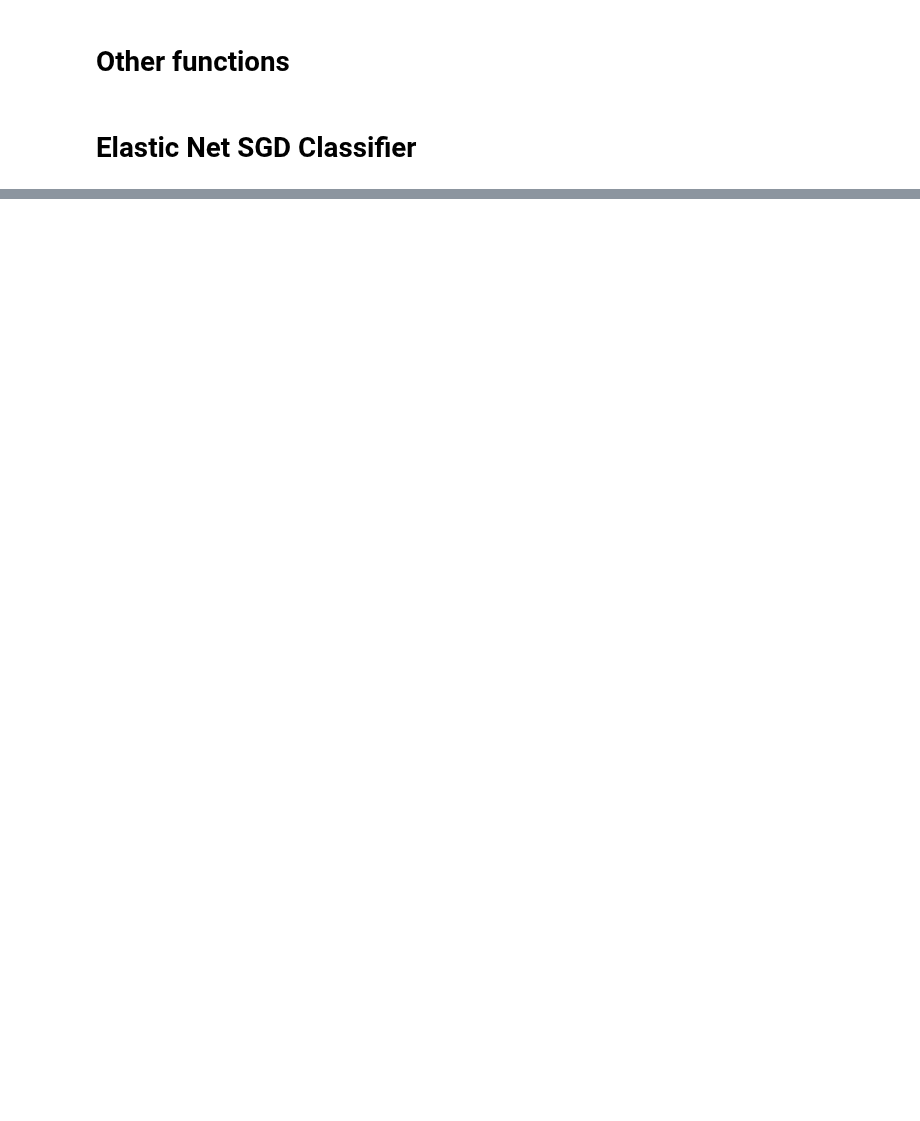
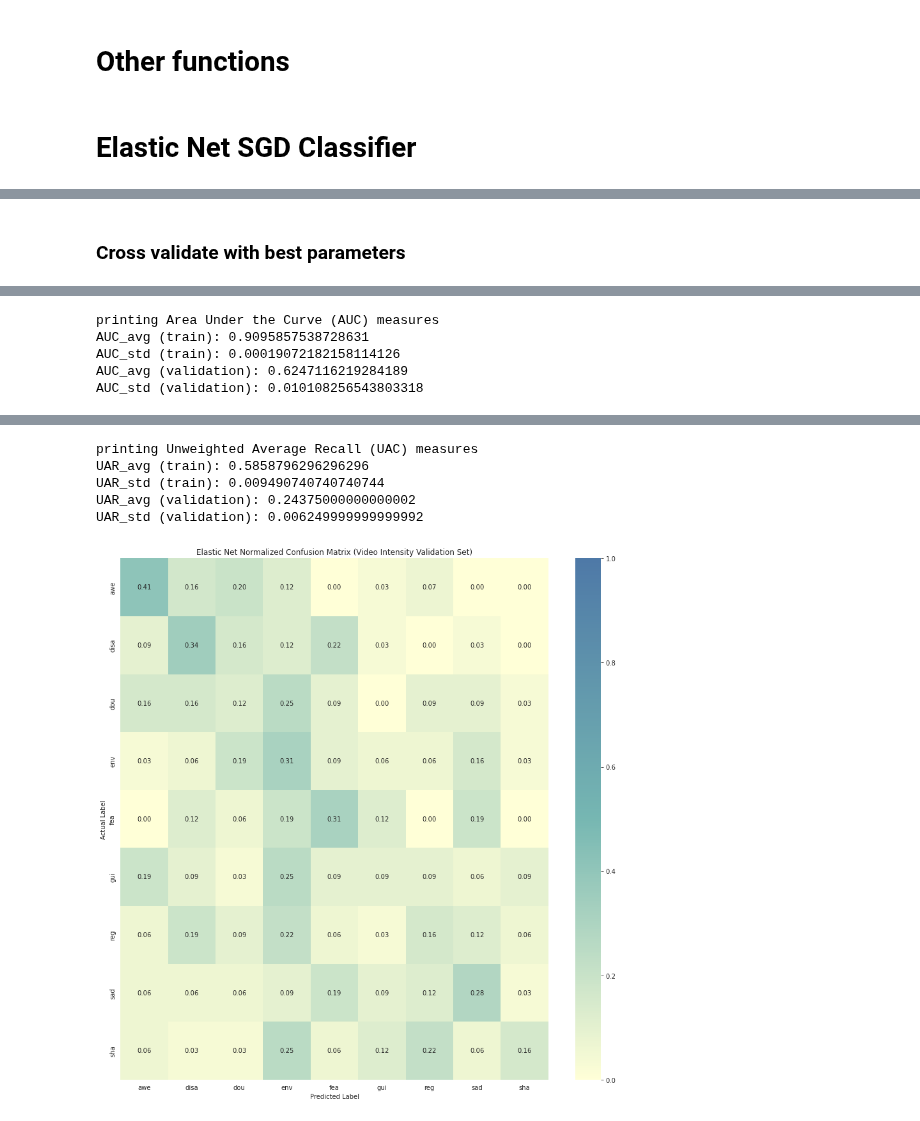
Before and after one commit to timlac/quan-machine-learning, a Jupyter notebook: python/notebooks/video_supervised_learning_avg_features.ipynb, the cells around one changed output, grey strips where cells are left out. Drawn from its saved outputs; the diff is of its cells as text; code cells hidden in the pictures; blank space fills up the shorter version.

```diff
--- a/python/notebooks/video_supervised_learning_avg_features.ipynb
+++ b/python/notebooks/video_supervised_learning_avg_features.ipynb
@@ -55,0 +63,3 @@ train_shuffled_df
+# %%
+emotion_ids = train_shuffled_df.emotion_1_id.unique()
+list(emotion_ids)
@@ -95,2 +137,5 @@ def plot_save_conf_matrix(X, y, cv, clf, title, file_name, report=False):
+# %%
+def save_conf_matrix(file_name):
+    plt.savefig(os.path.join(output_path,'confusion_matrix',file_name), bbox_inches = 'tight')
 # %% [markdown]
 # Elastic Net SGD Classifier
@@ -148,0 +205,63 @@ KeyboardInterrupt:
+# %% [markdown]
+### Cross validate with best parameters
+# %%
+from sklearn.linear_model import SGDClassifier
+from sklearn.model_selection import cross_validate
+
+# Obtain X, y, and groups from the training dataset
+X = train_shuffled_df.drop(columns=["filename", "video_id", "emotion_1_id", "group"])
+y = train_shuffled_df.emotion_1_id
+groups = train_shuffled_df.group
+
+logo = LeaveOneGroupOut()
+
+
+# Load best parameters
+file_path = os.path.join(output_path,'best_params','best_params_elastic_net_intensity_video.sav')
+best_params = pickle.load(open(file_path, 'rb'))
+
+clf = SGDClassifier(**best_params)
+
+# get scores
+scores = cross_validate(X=X, y=y,
+                        estimator           = clf,
+                        scoring             = ['roc_auc_ovo_weighted'],
+                        cv                  = logo.split(X=X,groups=groups),
+                        verbose             = 1,
+                        n_jobs              = -1,
+                        return_train_score  = True
+                       )
+
+print('printing Area Under the Curve (AUC) measures')
+print('AUC_avg (train):', np.mean(scores['train_roc_auc_ovo_weighted']))
+print('AUC_std (train):', np.std(scores['train_roc_auc_ovo_weighted']))
+print('AUC_avg (validation):', np.mean(scores['test_roc_auc_ovo_weighted']))
+print('AUC_std (validation):', np.std(scores['test_roc_auc_ovo_weighted']))
+
+scores = cross_validate(X=X, y=y,
+                        estimator           = clf,
+                        scoring             = ['recall_macro'],
+                        cv                  = logo.split(X=X,groups=groups),
+                        verbose             = 1,
+                        n_jobs              = -1,
+                        return_train_score  = True
+                       )
+
+print('printing Unweighted Average Recall (UAC) measures')
+print('UAR_avg (train):', np.mean(scores['train_recall_macro']))
+print('UAR_std (train):', np.std(scores['train_recall_macro']))
+print('UAR_avg (validation):', np.mean(scores['test_recall_macro']))
+print('UAR_std (validation):', np.std(scores['test_recall_macro']))
+
+# Create confusion matrix
+df_cm = get_conf_matrix(X=X,
+                        y=y,
+                        cv=logo.split(X=X, groups=groups),
+                        clf=clf,
+                        )
+# Plot confusion matrix
+plot_confusion_matrix(df_cm, title='Elastic Net Normalized Confusion Matrix (Video Intensity Validation Set)')
+
+# Save confusion matrix
+save_conf_matrix(file_name='conf_mat_elastic_net_intensity_video.svg')
+# %% [output]
@@ -148,0 +272,5 @@ KeyboardInterrupt:
+printing Area Under the Curve (AUC) measures
+AUC_avg (train): 0.9095857538728631
+AUC_std (train): 0.00019072182158114126
+AUC_avg (validation): 0.6247116219284189
+AUC_std (validation): 0.010108256543803318
@@ -148,0 +279,6 @@ KeyboardInterrupt:
+printing Unweighted Average Recall (UAC) measures
+UAR_avg (train): 0.5858796296296296
+UAR_std (train): 0.009490740740740744
+UAR_avg (validation): 0.24375000000000002
+UAR_std (validation): 0.006249999999999992
+[figure, added]
```
Also changed, not shown: parts of 17 cells of this notebook, 7 other files.
